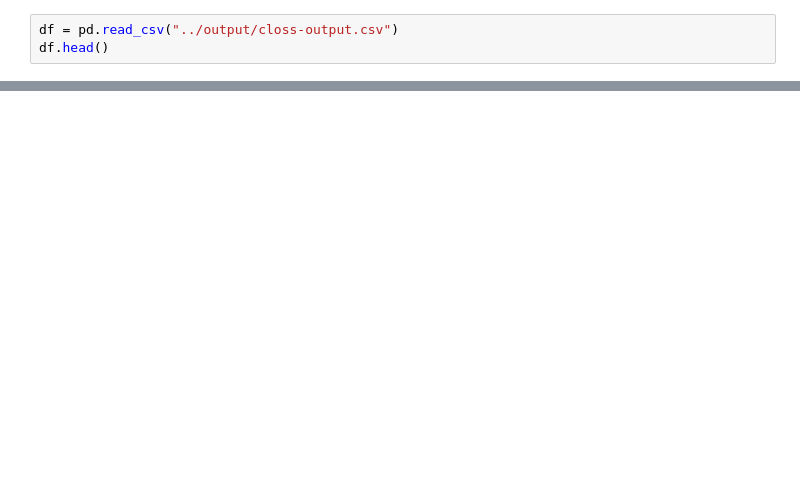
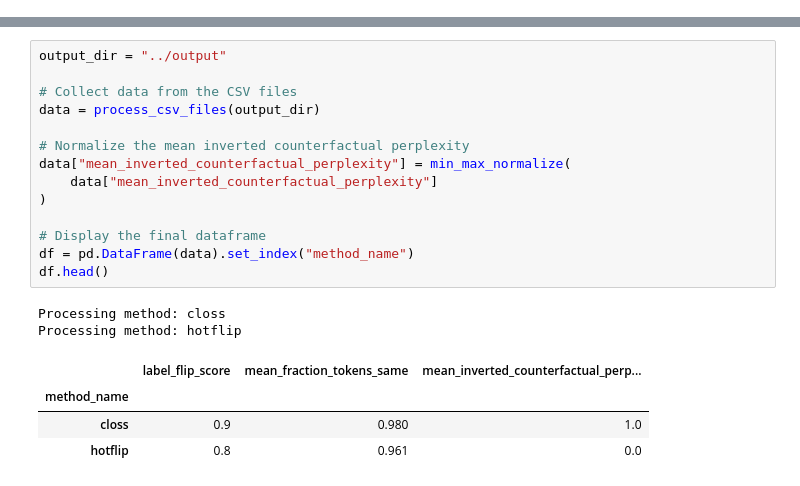
Before and after one commit to smcaleese/text-counterfactual-explanation-methods, a Jupyter notebook: analysis/results-analysis.ipynb, the cells around one changed output, grey strips where cells are left out. Saved outputs shown, nothing was run; the diff lists cells and outputs as text; blank space fills up the shorter version.

```diff
--- a/analysis/results-analysis.ipynb
+++ b/analysis/results-analysis.ipynb
@@ -5,3 +3,0 @@ import pandas as pd
-# %%
-df = pd.read_csv("../output/closs-output.csv")
-df.head()
@@ -111,0 +55,21 @@ ax.legend(["Label flip score", "Mean fraction of tokens same", "Mean inverted co
+# %%
+output_dir = "../output"
+
+# Collect data from the CSV files
+data = process_csv_files(output_dir)
+
+# Normalize the mean inverted counterfactual perplexity
+data["mean_inverted_counterfactual_perplexity"] = min_max_normalize(
+    data["mean_inverted_counterfactual_perplexity"]
+)
+
+# Display the final dataframe
+df = pd.DataFrame(data).set_index("method_name")
+df.head()
+# %% [output]
+Processing method: closs
+Processing method: hotflip
+|  | label_flip_score | mean_fraction_tokens_same | mean_inverted_counterfactual_perp... |
+| method_name |  |  |  |
+| closs | 0.9 | 0.980 | 1.0 |
+| hotflip | 0.8 | 0.961 | 0.0 |
```
Also changed, not shown: parts of 21 cells of this notebook, 7 other files.
